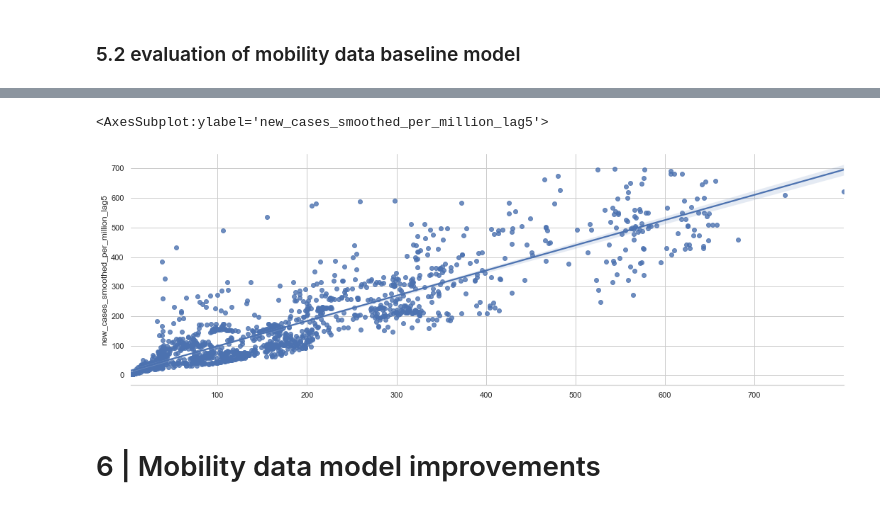
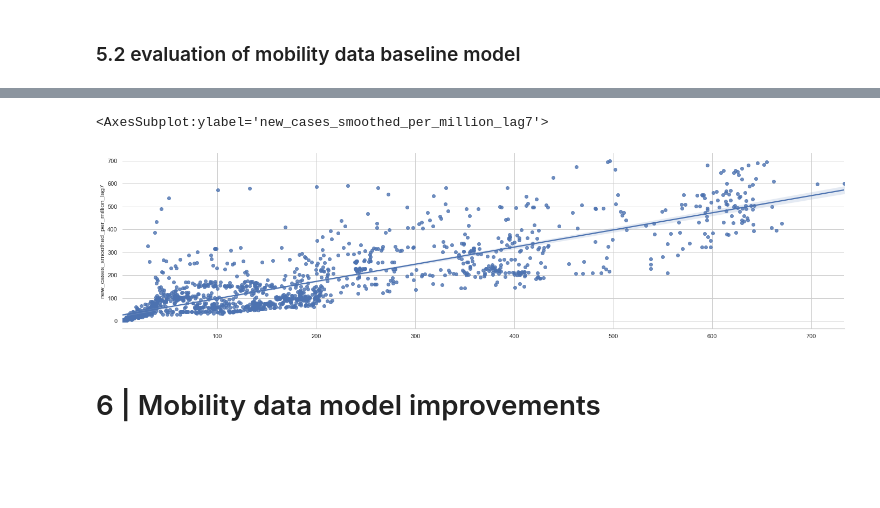
Before and after one commit to KevinSpurk/P03-how-to-predict-a-pandemic, a Jupyter notebook: P03_predict_covid19.ipynb, the cells around one changed output, grey strips where cells are left out. Saved outputs shown, nothing was run; the diff lists cells and outputs as text; code cells hidden in the pictures; blank space fills up the shorter version.

Commit message:
model comparison, structure, presentation

```diff
--- a/P03_predict_covid19.ipynb
+++ b/P03_predict_covid19.ipynb
@@ -966,6 +957,10 @@ mobility_corr
 | 1 | residential | transit_stations | -0.895 |
 | 2 | residential | workplaces | -0.816 |
 | 3 | new_cases_smoothed_per_million | new_cases_smoothed_per_million_su... | 0.994 |
+# %%
+# removing col 'transit_stations'
+for d in mobility.values():
+    d = d.drop('transit_stations', axis=1)
 # %% [markdown]
 **further feature selection**
 # %%
@@ -1032,12 +1024,14 @@ mobility_encoded['new_cases_smoothed_per_million']['lag_5'].head(2)
 # %%
 from sklearn.model_selection import train_test_split
 from pyf.models import train_test_split_items
+
+mobility_encoded_2 = mobility_encoded.copy()
 
 # dict for all resulting dfs
 mobility_modelsets = {}
 
 # create train test splits
-for target, all_lags in mobility_encoded.items():
+for target, all_lags in mobility_encoded_2.items():
     mobility_modelsets[target] = {}
     for lag, data in all_lags.items():
         mobility_modelsets[target][lag] = train_test_split_items(df=data, timeframe='date', test_size=0.2, random_state=84, as_timeseries=True)
@@ -1203,8 +1204,8 @@ baseline_by_season
 # %%
-sns.regplot(mobility_modelsets_baseline['lag_5']['predictions'], mobility_modelsets_baseline['lag_5']['y_test'])
+sns.regplot(mobility_modelsets_baseline['lag_7']['predictions'], mobility_modelsets_baseline['lag_7']['y_test'])
 # %% [output]
-<AxesSubplot:ylabel='new_cases_smoothed_per_million_lag5'>
+<AxesSubplot:ylabel='new_cases_smoothed_per_million_lag7'>
-[figure, old version]
+[figure, new version]
 # %% [markdown]
 # 6 | Mobility data model improvements
 # %% [markdown]
```
Also changed, not shown: parts of 142 cells of this notebook, 20 other files.
